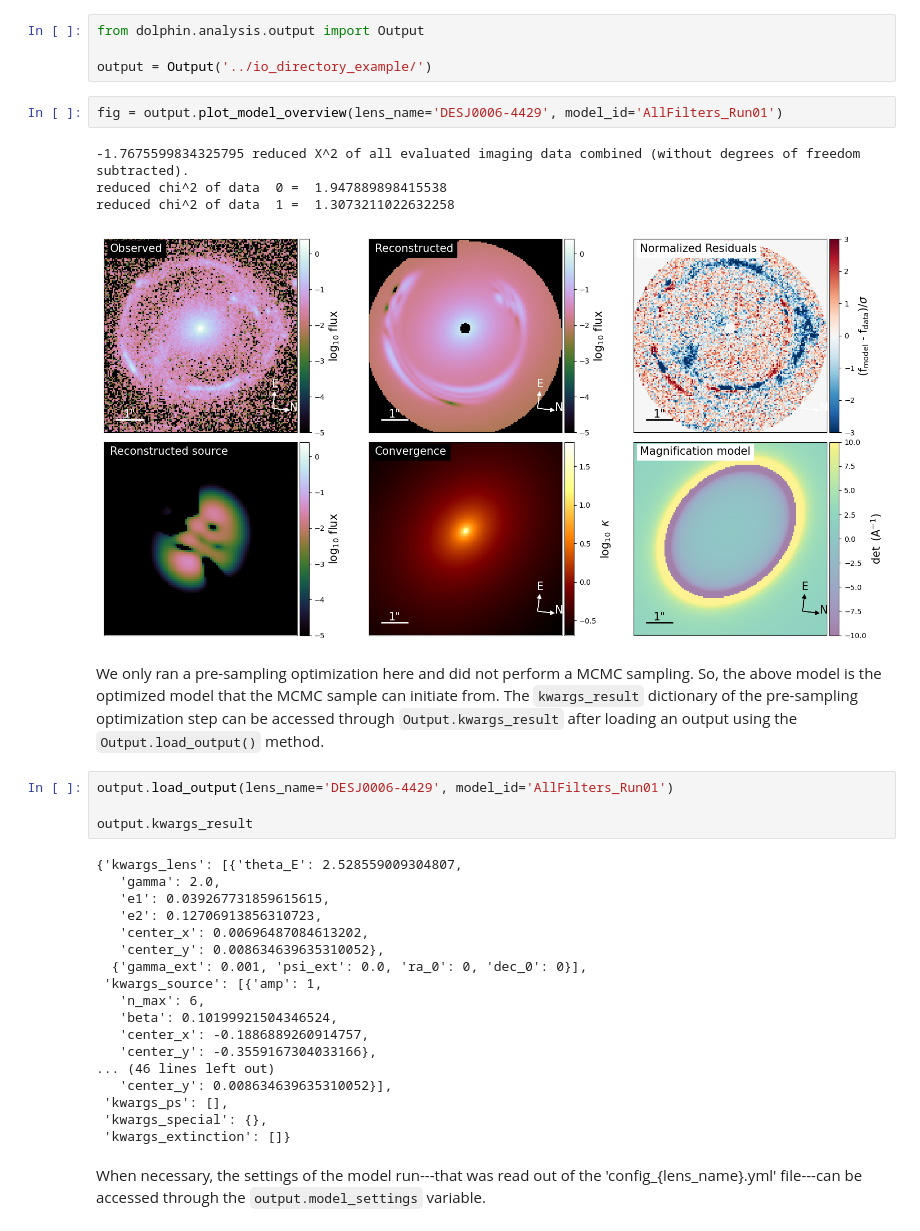
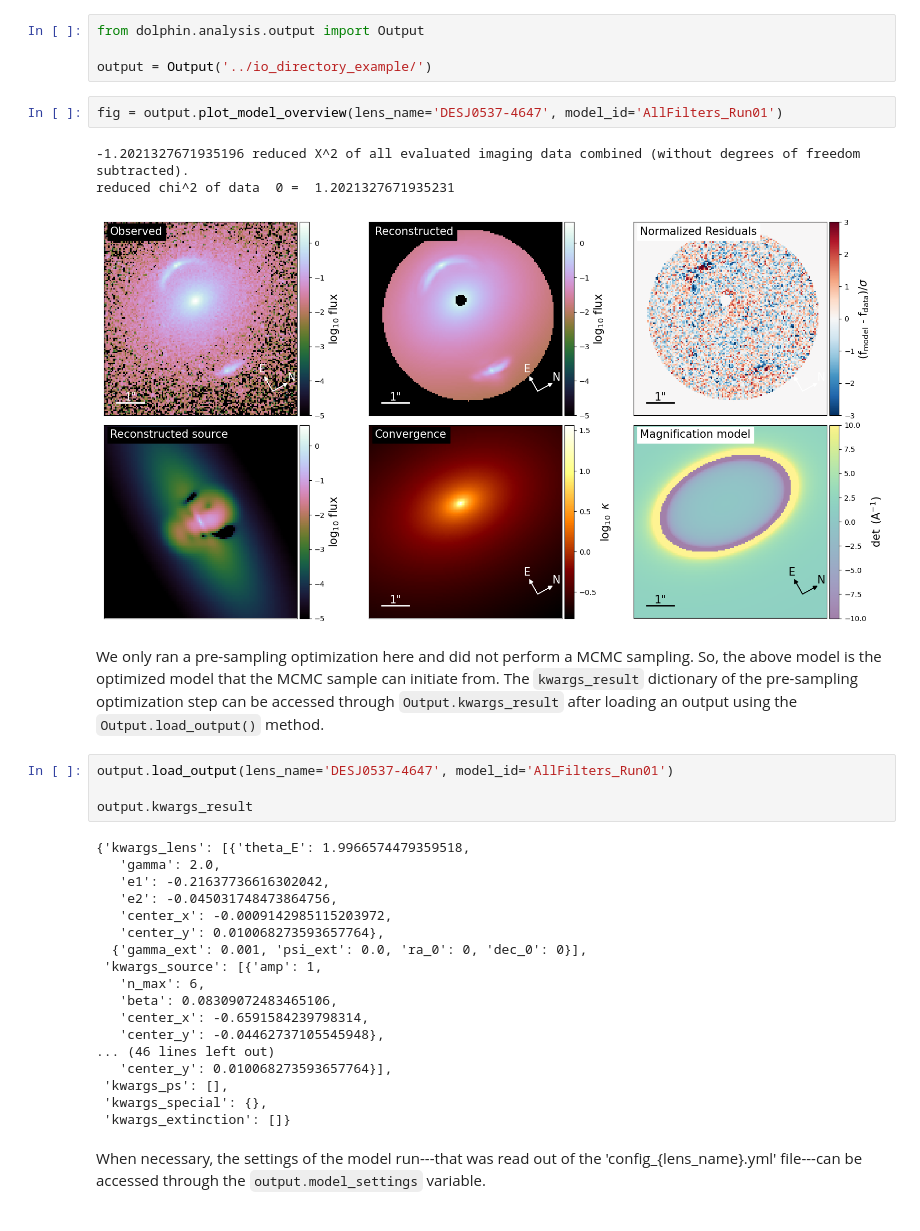
Before and after one commit to hskobe/dolphin, a Jupyter notebook: notebooks/Basic example.ipynb, the cells around one changed output. Cells and saved outputs as stored; diff of their text form.

Commit message:
Checked outputs

```diff
--- a/notebooks/Basic example.ipynb
+++ b/notebooks/Basic example.ipynb
@@ -94,33 +94,32 @@ from dolphin.analysis.output import Output
 
 output = Output('../io_directory_example/')
 # %%
-fig = output.plot_model_overview(lens_name='DESJ0006-4429', model_id='AllFilters_Run01')
+fig = output.plot_model_overview(lens_name='DESJ0537-4647', model_id='AllFilters_Run01')
 # %% [output]
--1.7675599834325795 reduced X^2 of all evaluated imaging data combined (without degrees of freedom subtracted).
-reduced chi^2 of data  0 =  1.947889898415538
-reduced chi^2 of data  1 =  1.3073211022632258
+-1.2021327671935196 reduced X^2 of all evaluated imaging data combined (without degrees of freedom subtracted).
+reduced chi^2 of data  0 =  1.2021327671935231
-[figure, old version]
+[figure, new version]
 # %% [markdown]
 We only ran a pre-sampling optimization here and did not perform a MCMC sampling. So, the above model is the optimized model that the MCMC sample can initiate from. The `kwargs_result` dictionary of the pre-sampling optimization step can be accessed through `Output.kwargs_result` after loading an output using the `Output.load_output()` method.
 # %%
-output.load_output(lens_name='DESJ0006-4429', model_id='AllFilters_Run01')
+output.load_output(lens_name='DESJ0537-4647', model_id='AllFilters_Run01')
 
 output.kwargs_result
 # %% [output]
-{'kwargs_lens': [{'theta_E': 2.528559009304807,
+{'kwargs_lens': [{'theta_E': 1.9966574479359518,
    'gamma': 2.0,
-   'e1': 0.039267731859615615,
-   'e2': 0.12706913856310723,
-   'center_x': 0.00696487084613202,
-   'center_y': 0.008634639635310052},
+   'e1': -0.21637736616302042,
+   'e2': -0.045031748473864756,
+   'center_x': -0.0009142985115203972,
+   'center_y': 0.010068273593657764},
   {'gamma_ext': 0.001, 'psi_ext': 0.0, 'ra_0': 0, 'dec_0': 0}],
  'kwargs_source': [{'amp': 1,
    'n_max': 6,
-   'beta': 0.10199921504346524,
-   'center_x': -0.1886889260914757,
-   'center_y': -0.3559167304033166},
+   'beta': 0.08309072483465106,
+   'center_x': -0.6591584239798314,
+   'center_y': -0.04462737105545948},
 ... (46 lines left out)
-   'center_y': 0.008634639635310052}],
+   'center_y': 0.010068273593657764}],
  'kwargs_ps': [],
  'kwargs_special': {},
  'kwargs_extinction': []}
```
Also changed, not shown: parts of 1 cell of this notebook, 2 other files.
